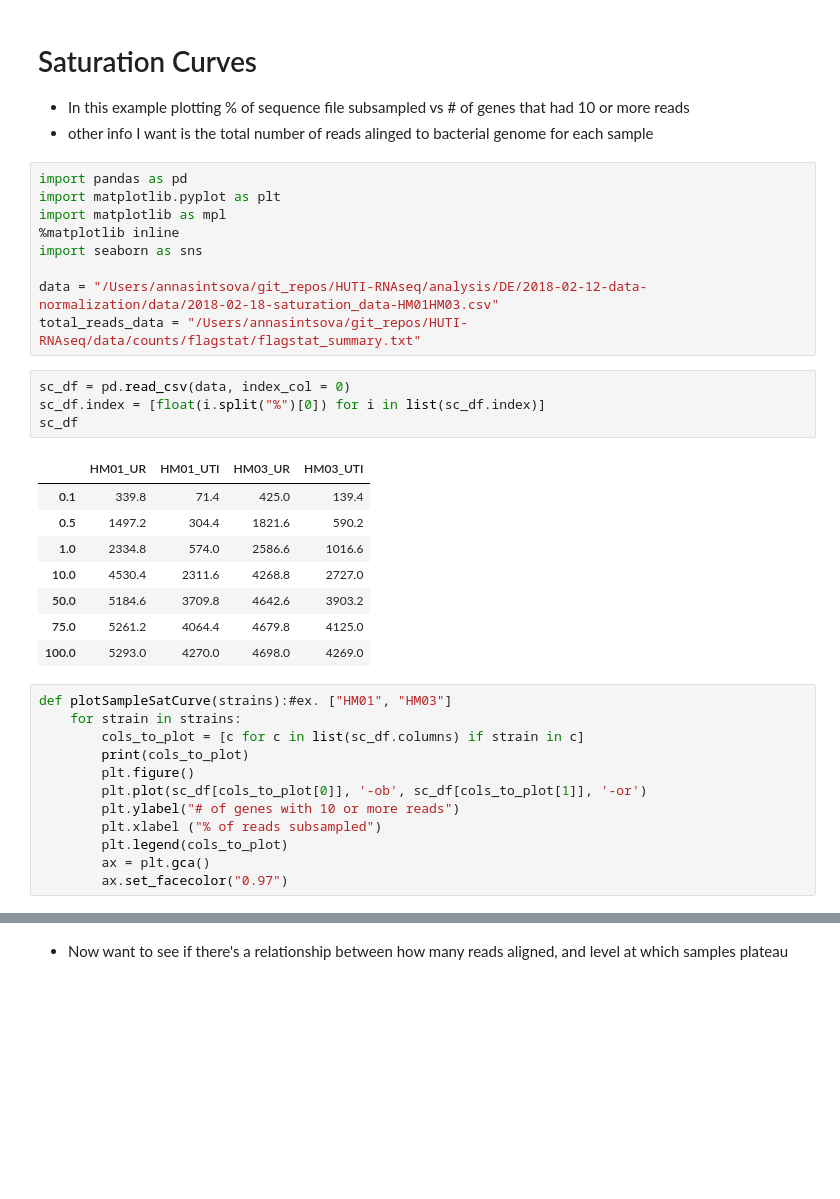
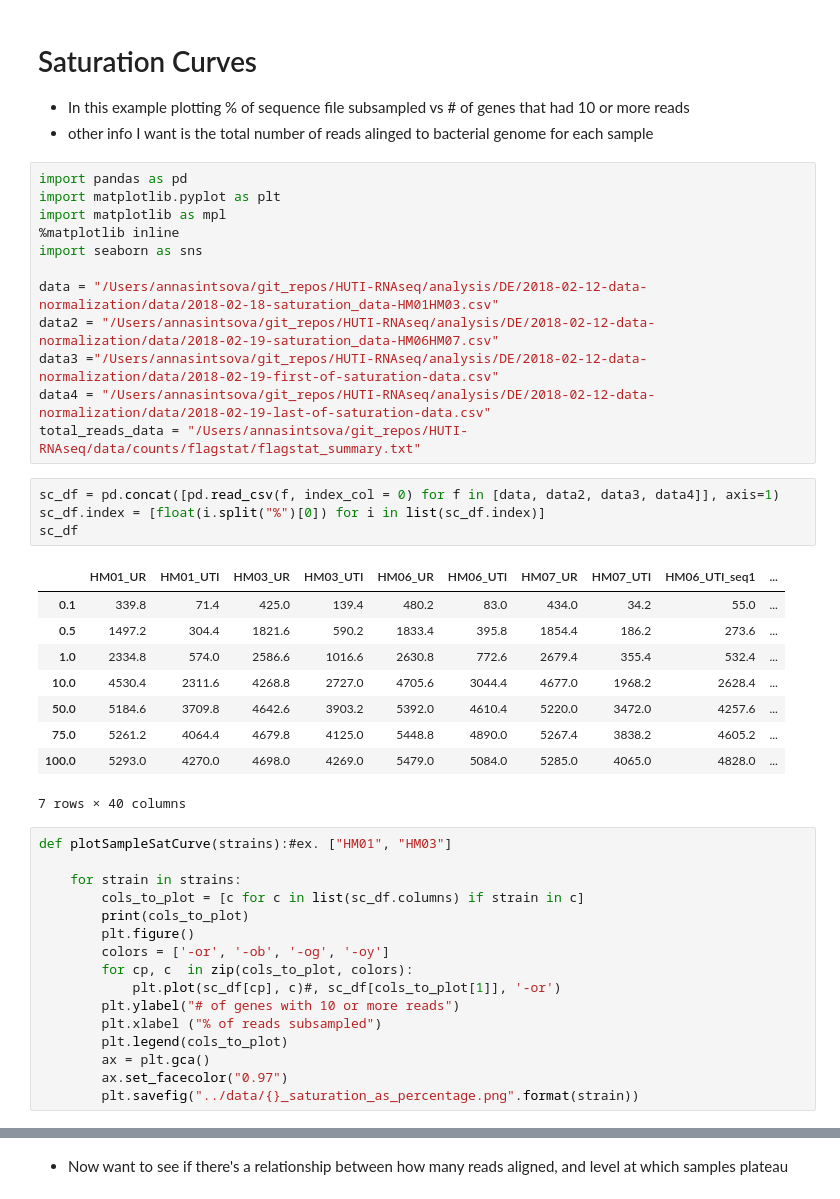
Before and after one commit to ASintsova/HUTI-RNAseq, a Jupyter notebook: analysis/DE/2018-02-12-data-normalization/lib/plotSaturationCurves.ipynb, the cells around one changed output, grey strips where cells are left out. Drawn from its saved outputs; the diff is of its cells as text; blank space fills up the shorter version.

```diff
--- a/analysis/DE/2018-02-12-data-normalization/lib/plotSaturationCurves.ipynb
+++ b/analysis/DE/2018-02-12-data-normalization/lib/plotSaturationCurves.ipynb
@@ -11,29 +11,37 @@ import matplotlib as mpl
 import seaborn as sns
 
 data = "/Users/annasintsova/git_repos/HUTI-RNAseq/analysis/DE/2018-02-12-data-normalization/data/2018-02-18-saturation_data-HM01HM03.csv"
+data2 = "/Users/annasintsova/git_repos/HUTI-RNAseq/analysis/DE/2018-02-12-data-normalization/data/2018-02-19-saturation_data-HM06HM07.csv"
+data3 ="/Users/annasintsova/git_repos/HUTI-RNAseq/analysis/DE/2018-02-12-data-normalization/data/2018-02-19-first-of-saturation-data.csv"
+data4 = "/Users/annasintsova/git_repos/HUTI-RNAseq/analysis/DE/2018-02-12-data-normalization/data/2018-02-19-last-of-saturation-data.csv"
 total_reads_data = "/Users/annasintsova/git_repos/HUTI-RNAseq/data/counts/flagstat/flagstat_summary.txt"
 # %%
-sc_df = pd.read_csv(data, index_col = 0)
+sc_df = pd.concat([pd.read_csv(f, index_col = 0) for f in [data, data2, data3, data4]], axis=1)
 sc_df.index = [float(i.split("%")[0]) for i in list(sc_df.index)]
 sc_df
 # %% [output]
-|  | HM01_UR | HM01_UTI | HM03_UR | HM03_UTI |
-| 0.1 | 339.8 | 71.4 | 425.0 | 139.4 |
-| 0.5 | 1497.2 | 304.4 | 1821.6 | 590.2 |
-| 1.0 | 2334.8 | 574.0 | 2586.6 | 1016.6 |
-| 10.0 | 4530.4 | 2311.6 | 4268.8 | 2727.0 |
-| 50.0 | 5184.6 | 3709.8 | 4642.6 | 3903.2 |
-| 75.0 | 5261.2 | 4064.4 | 4679.8 | 4125.0 |
-| 100.0 | 5293.0 | 4270.0 | 4698.0 | 4269.0 |
+|  | HM01_UR | HM01_UTI | HM03_UR | HM03_UTI | HM06_UR | HM06_UTI | HM07_UR | HM07_UTI | HM06_UTI_seq1 | ... |
+| 0.1 | 339.8 | 71.4 | 425.0 | 139.4 | 480.2 | 83.0 | 434.0 | 34.2 | 55.0 | ... |
+| 0.5 | 1497.2 | 304.4 | 1821.6 | 590.2 | 1833.4 | 395.8 | 1854.4 | 186.2 | 273.6 | ... |
+| 1.0 | 2334.8 | 574.0 | 2586.6 | 1016.6 | 2630.8 | 772.6 | 2679.4 | 355.4 | 532.4 | ... |
+| 10.0 | 4530.4 | 2311.6 | 4268.8 | 2727.0 | 4705.6 | 3044.4 | 4677.0 | 1968.2 | 2628.4 | ... |
+| 50.0 | 5184.6 | 3709.8 | 4642.6 | 3903.2 | 5392.0 | 4610.4 | 5220.0 | 3472.0 | 4257.6 | ... |
+| 75.0 | 5261.2 | 4064.4 | 4679.8 | 4125.0 | 5448.8 | 4890.0 | 5267.4 | 3838.2 | 4605.2 | ... |
+| 100.0 | 5293.0 | 4270.0 | 4698.0 | 4269.0 | 5479.0 | 5084.0 | 5285.0 | 4065.0 | 4828.0 | ... |
+7 rows × 40 columns
 # %%
 def plotSampleSatCurve(strains):#ex. ["HM01", "HM03"]
+
     for strain in strains:
         cols_to_plot = [c for c in list(sc_df.columns) if strain in c]
         print(cols_to_plot)
         plt.figure()
-        plt.plot(sc_df[cols_to_plot[0]], '-ob', sc_df[cols_to_plot[1]], '-or')
+        colors = ['-or', '-ob', '-og', '-oy']
+        for cp, c  in zip(cols_to_plot, colors):
+            plt.plot(sc_df[cp], c)#, sc_df[cols_to_plot[1]], '-or')
         plt.ylabel("# of genes with 10 or more reads")
         plt.xlabel ("% of reads subsampled")
         plt.legend(cols_to_plot)
         ax = plt.gca()
         ax.set_facecolor("0.97")
+        plt.savefig("../data/{}_saturation_as_percentage.png".format(strain))
```
Also changed, not shown: parts of 13 cells of this notebook, 17 other files.
